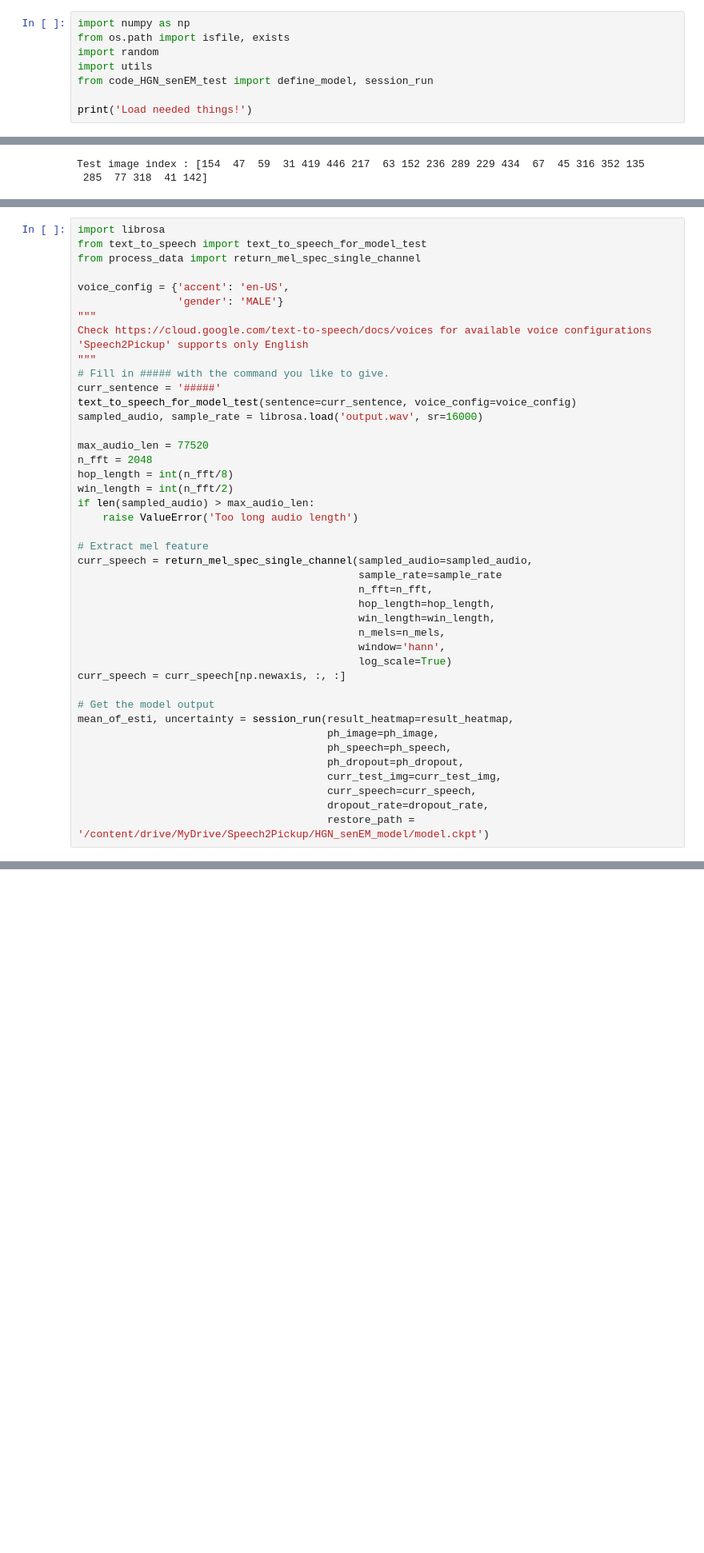
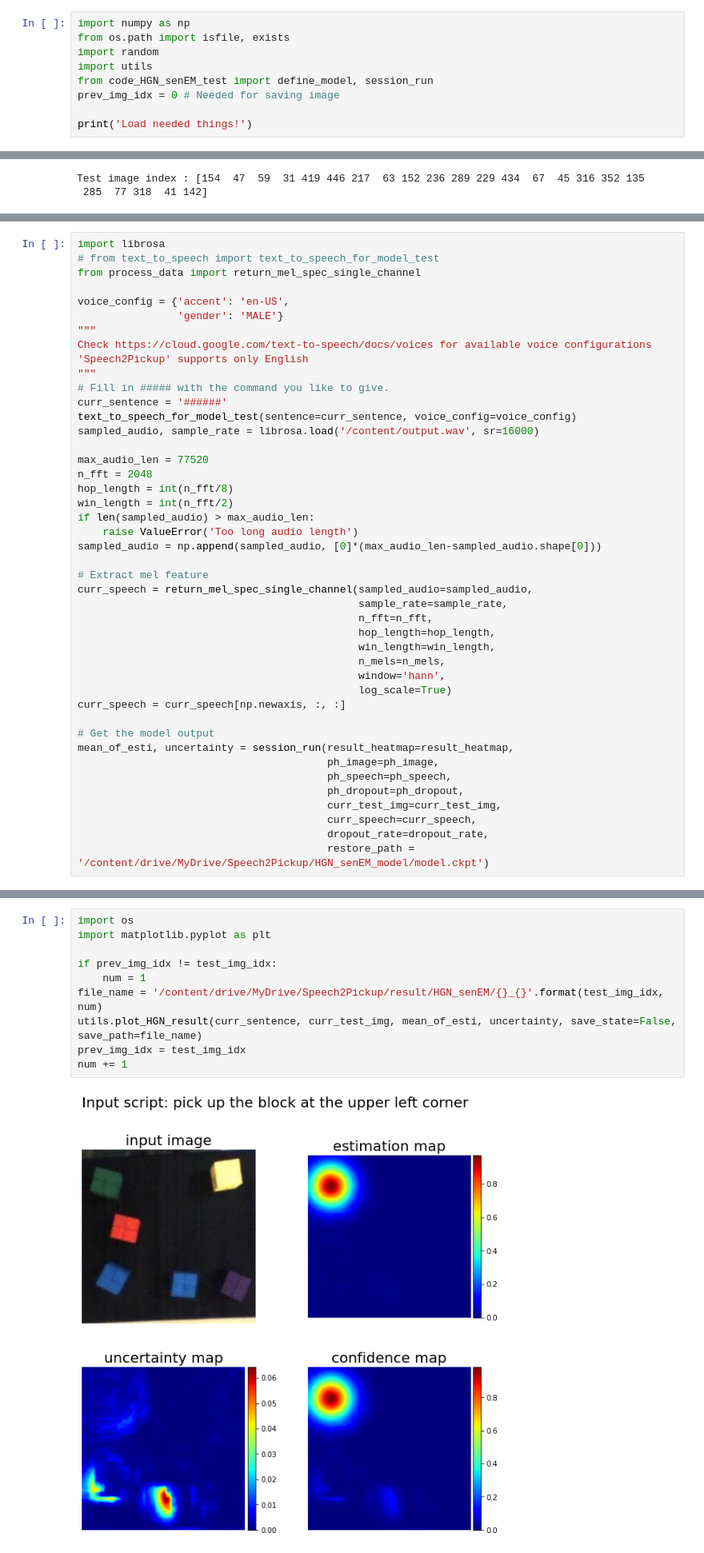
Before and after one commit to awesomericky/Speech2Pickup, a Jupyter notebook: ipynb/run_HGN_senEM_test.ipynb, the cells around one changed output, grey strips where cells are left out. Shown at 80% size. Cells and saved outputs as stored; diff of their text form; blank space fills up the shorter version.

```diff
--- a/ipynb/run_HGN_senEM_test.ipynb
+++ b/ipynb/run_HGN_senEM_test.ipynb
@@ -17,6 +17,7 @@ from os.path import isfile, exists
 import random
 import utils
 from code_HGN_senEM_test import define_model, session_run
+prev_img_idx = 0 # Needed for saving image
 
 print('Load needed things!')
 # %% [output]
@@ -121,6 +124,6 @@ https://stackoverflow.com/questions/54995034/is-it-possible-to-call-google-cloud
 # %%
 import librosa
-from text_to_speech import text_to_speech_for_model_test
+# from text_to_speech import text_to_speech_for_model_test
 from process_data import return_mel_spec_single_channel
 
 voice_config = {'accent': 'en-US',
@@ -130,9 +133,9 @@ Check https://cloud.google.com/text-to-speech/docs/voices for available voice co
 'Speech2Pickup' supports only English
 """
 # Fill in ##### with the command you like to give.
-curr_sentence = '#####'
+curr_sentence = '######'
 text_to_speech_for_model_test(sentence=curr_sentence, voice_config=voice_config)
-sampled_audio, sample_rate = librosa.load('output.wav', sr=16000)
+sampled_audio, sample_rate = librosa.load('/content/output.wav', sr=16000)
 
 max_audio_len = 77520
 n_fft = 2048
@@ -140,10 +143,11 @@ hop_length = int(n_fft/8)
 win_length = int(n_fft/2)
 if len(sampled_audio) > max_audio_len:
     raise ValueError('Too long audio length')
+sampled_audio = np.append(sampled_audio, [0]*(max_audio_len-sampled_audio.shape[0]))
 
 # Extract mel feature
 curr_speech = return_mel_spec_single_channel(sampled_audio=sampled_audio,
-                                             sample_rate=sample_rate
+                                             sample_rate=sample_rate,
                                              n_fft=n_fft,
                                              hop_length=hop_length,
                                              win_length=win_length,
@@ -169,0 +172,12 @@ utils.plot_HGN_result(curr_sentence, curr_test_img, mean_of_esti, uncertainty)
+# %%
+import os
+import matplotlib.pyplot as plt
+
+if prev_img_idx != test_img_idx:
+    num = 1
+file_name = '/content/drive/MyDrive/Speech2Pickup/result/HGN_senEM/{}_{}'.format(test_img_idx, num)
+utils.plot_HGN_result(curr_sentence, curr_test_img, mean_of_esti, uncertainty, save_state=False, save_path=file_name)
+prev_img_idx = test_img_idx
+num += 1
+# %% [output]
+[figure, added]
```
Also changed, not shown: parts of 4 cells of this notebook, 5 other files.
